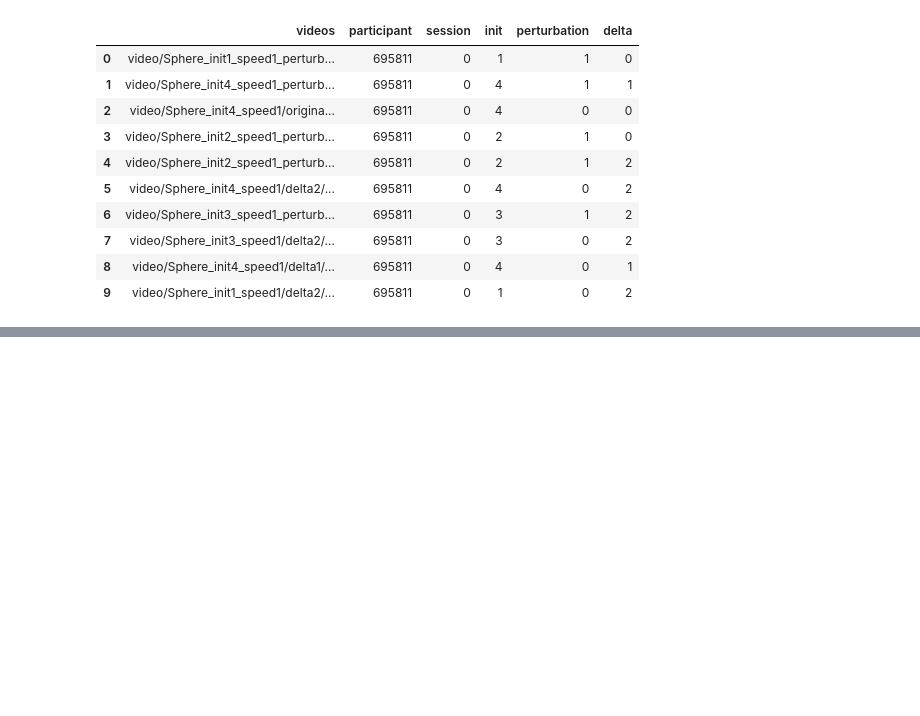
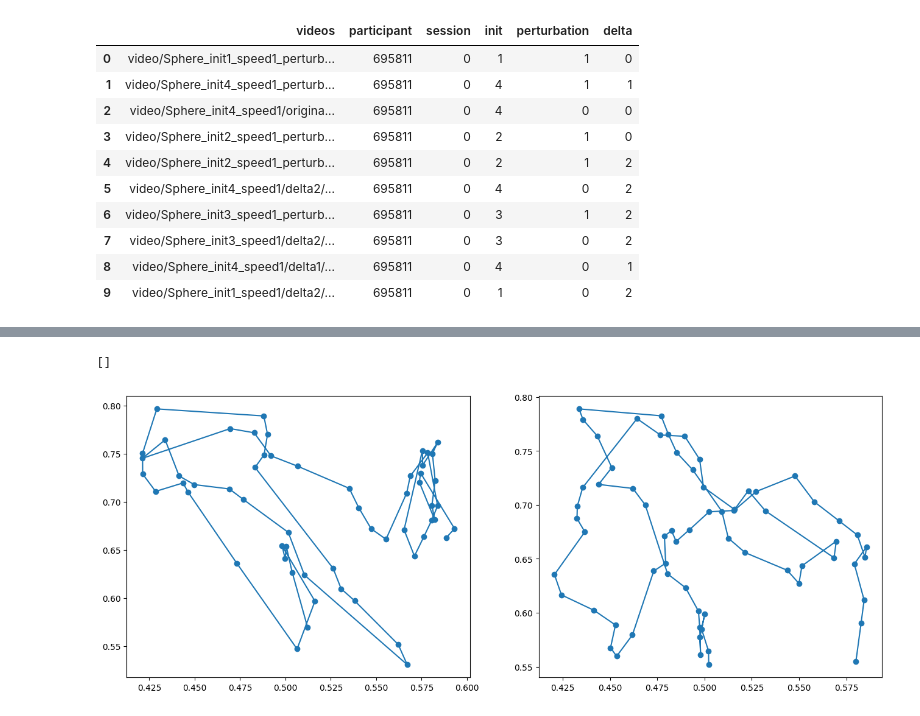
Before and after one commit to QuentinPerret/PFE-EyeTracking, a Jupyter notebook: data_analyzer.ipynb, the cells around one changed output, grey strips where cells are left out. Saved outputs shown, nothing was run; the diff lists cells and outputs as text; code cells hidden in the pictures; blank space fills up the shorter version.

```diff
--- a/data_analyzer.ipynb
+++ b/data_analyzer.ipynb
@@ -135,0 +298,18 @@ for i , df in enumerate(init):
+# %%
+df = data.iloc[0]
+
+fig , (ax1,ax2)= plt.subplots(1,2,figsize=(16,6))
+x0 = f0[:,0]
+y0 = f0[:,1]
+ax1.scatter(x0,y0)
+ax1.plot(x0,y0)
+
+x1 = f1[:,0]
+y1 = f1[:,1]
+ax2.scatter(x1,y1)
+ax2.plot(x1,y1)
+
+plt.plot()
+# %% [output]
+[]
+[figure, added]
```
Also changed, not shown: parts of 11 cells of this notebook, 2 other files.
